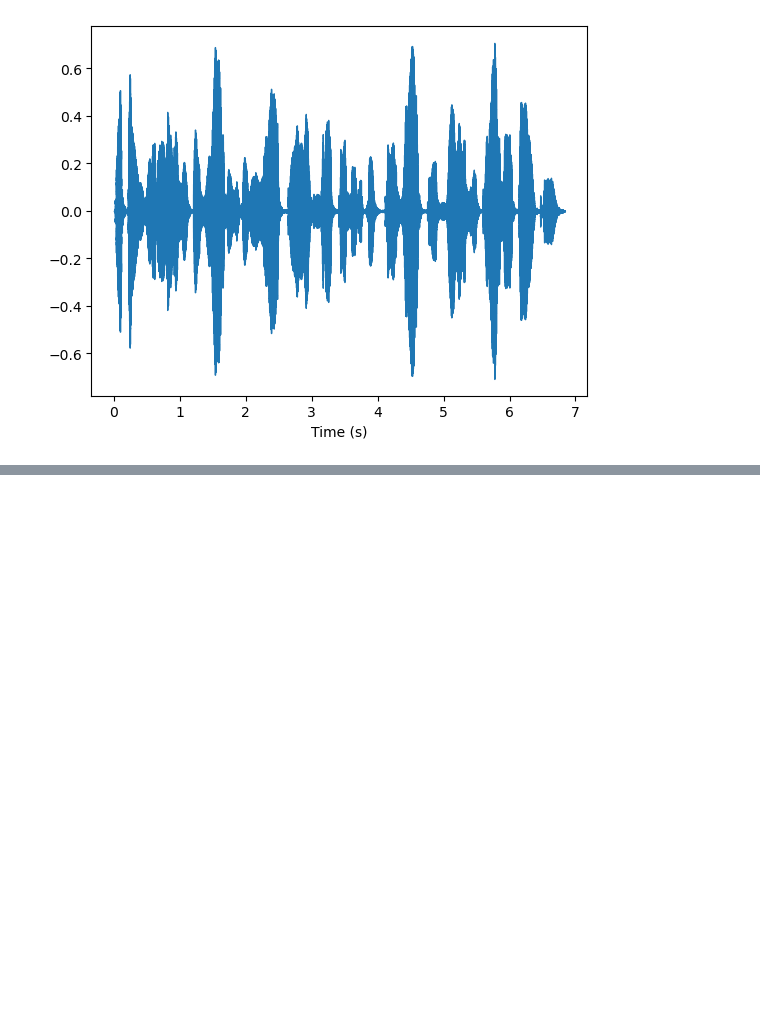
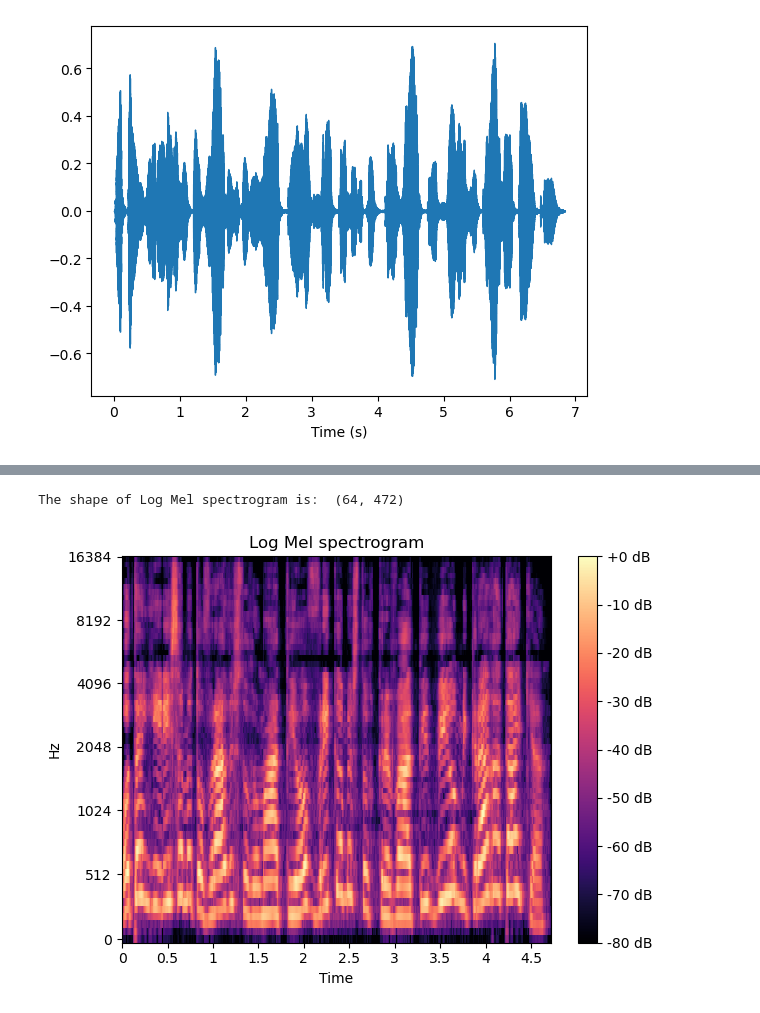
Before and after one commit to axlhtm/Hydroinformatics, a Jupyter notebook: Thesis Research/Audio Feature Extraction using Python.ipynb, the cells around one changed output, grey strips where cells are left out. Saved outputs shown, nothing was run; the diff lists cells and outputs as text; code cells hidden in the pictures; blank space fills up the shorter version.

```diff
--- a/Thesis Research/Audio Feature Extraction using Python.ipynb
+++ b/Thesis Research/Audio Feature Extraction using Python.ipynb
@@ -43,0 +101,11 @@ The 10 randomly picked consequtive samples of the audio are: [-2.6851608e-03 -3.
+# %%
+mel_spectrogram_db = librosa.power_to_db(Mel_spectrogram, ref=np.max)
+print("The shape of Log Mel spectrogram is: ", mel_spectrogram_db.shape)
+librosa.display.specshow(mel_spectrogram_db, sr=sr, x_axis='time', y_axis='mel',hop_length=hop_length)
+plt.colorbar(format='%+2.0f dB')
+plt.title('Log Mel spectrogram')
+plt.tight_layout()
+plt.show()
+# %% [output]
+The shape of Log Mel spectrogram is:  (64, 472)
+[figure, added]
```
Also changed, not shown: parts of 10 cells of this notebook.
